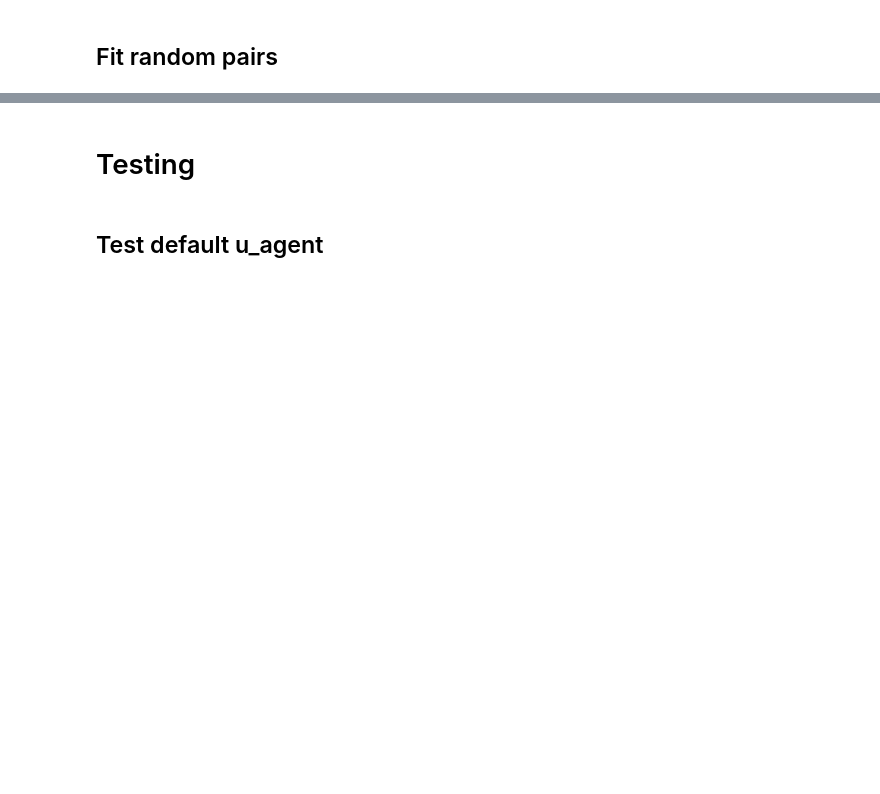
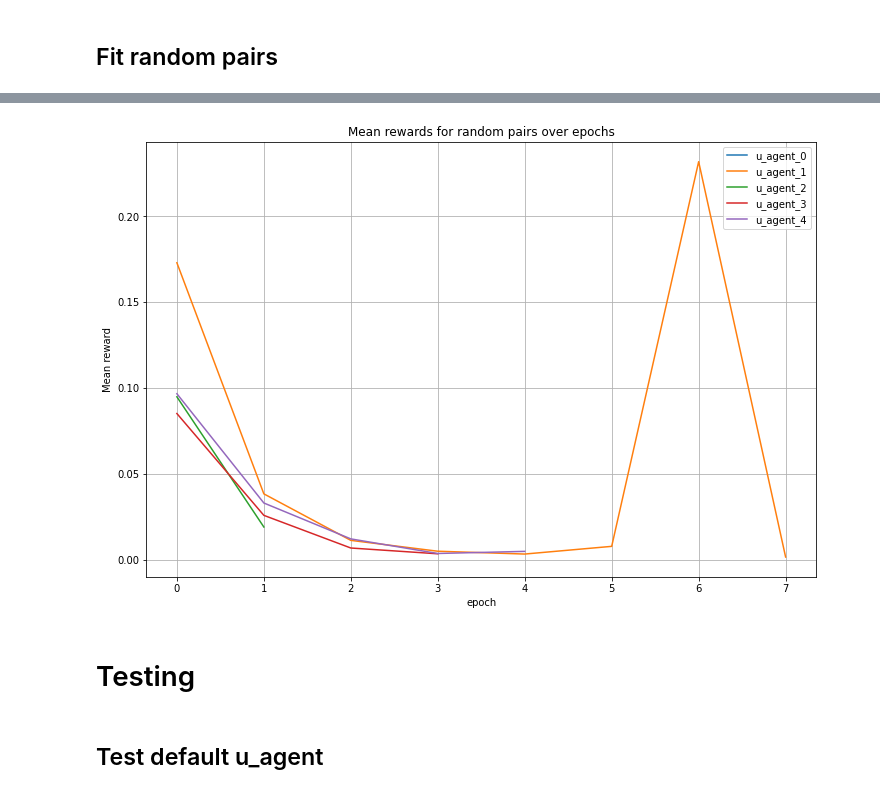
Before and after one commit to LiableFish/RL_Practise, a Jupyter notebook: UnequalGame/UnequalGameImplementation.ipynb, the cells around one changed output, grey strips where cells are left out. Drawn from its saved outputs; the diff is of its cells as text; code cells hidden in the pictures; blank space fills up the shorter version.

```diff
--- a/UnequalGame/UnequalGameImplementation.ipynb
+++ b/UnequalGame/UnequalGameImplementation.ipynb
@@ -408,9 +410,9 @@ def fit_random_agent_pairs(u_agents, v_agents, env, n_pairs, n_epochs, n_session
         v_agent_idx = np.random.choice(len(v_agents))
 
         print('\n{:-^50}\n'.format(f'U_AGENT_{u_agent_idx} VS V_AGENT_{v_agent_idx}'))
-        _, mean_rewards = fit_agents(u_agents[u_agent_idx], v_agents[v_agent_idx],
-                                     env=env, n_epochs=n_epochs, n_sessions=n_sessions,
-                                     epsilon=-1, n_iter_debug=n_iter_debug)
+        _, mean_rewards, _ = fit_agents(u_agents[u_agent_idx], v_agents[v_agent_idx],
+                                        env=env, n_epochs=n_epochs, n_sessions=n_sessions,
+                                        epsilon=-1, n_iter_debug=n_iter_debug)
         print('\n{:-^50}\n'.format(''))
 
         u_agents_mean_rewards[u_agent_idx].append(mean_rewards.min())
@@ -498,9 +514,9 @@ plot_mean_rewards(mean_rewards_one_by_one, method_name='fit one by one')
 # %% [markdown]
 ## Fit random pairs
 # %%
-u_agents = [CCEMAgent((2,), (1,), percentile_param=30, action_max=env.u_action_max, reward_param=-1)\
+u_agents = [CCEMAgent((2,), (1,), percentile_param=10, action_max=env.u_action_max, reward_param=-1)\
             for _ in range(5)]
-v_agents = [CCEMAgent((2,), (1,), percentile_param=70, action_max=env.v_action_max, reward_param=1)\
+v_agents = [CCEMAgent((2,), (1,), percentile_param=90, action_max=env.v_action_max, reward_param=1)\
             for _ in range(5)]
 # %%
 u_fit_random_agent, mean_rewards_random = fit_random_agent_pairs(u_agents, v_agents, env,\
@@ -526,3 +542,17 @@ Best agent is 0, its best reward is 0.0001590861529726196
+# %%
+ _, ax = plt.subplots(figsize=(12, 8))
+
+for i, rewards in enumerate(mean_rewards_random):
+    ax.plot(range(len(rewards)), rewards, label=f'u_agent_{i}')
+
+ax.set_xlabel('epoch')
+ax.set_ylabel('Mean reward')
+ax.set_title(f'Mean rewards for random pairs over epochs')
+ax.grid()
+ax.legend()
+plt.show()
+# %% [output]
+[figure, added]
 # %% [markdown]
 # Testing
 # %% [markdown]
```
Also changed, not shown: parts of 18 cells of this notebook.
